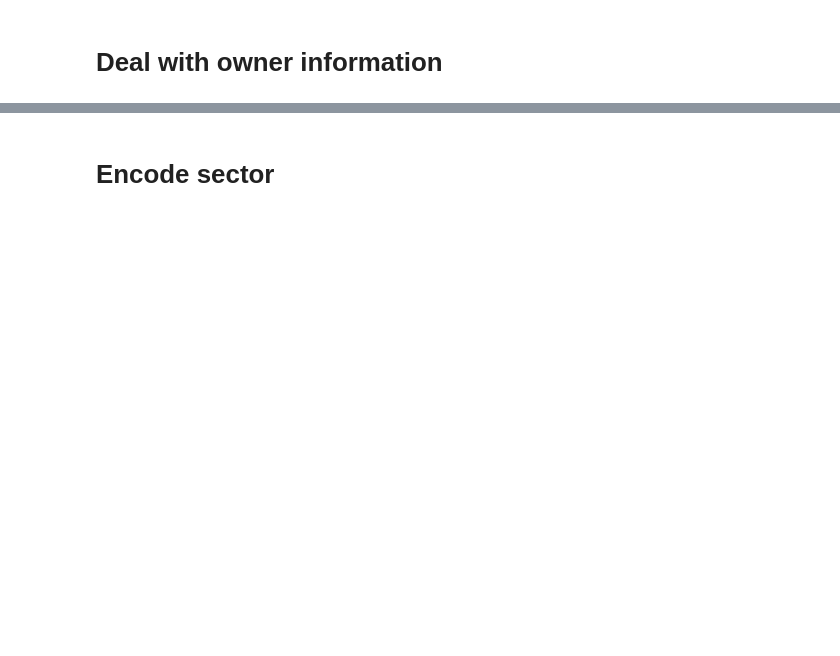
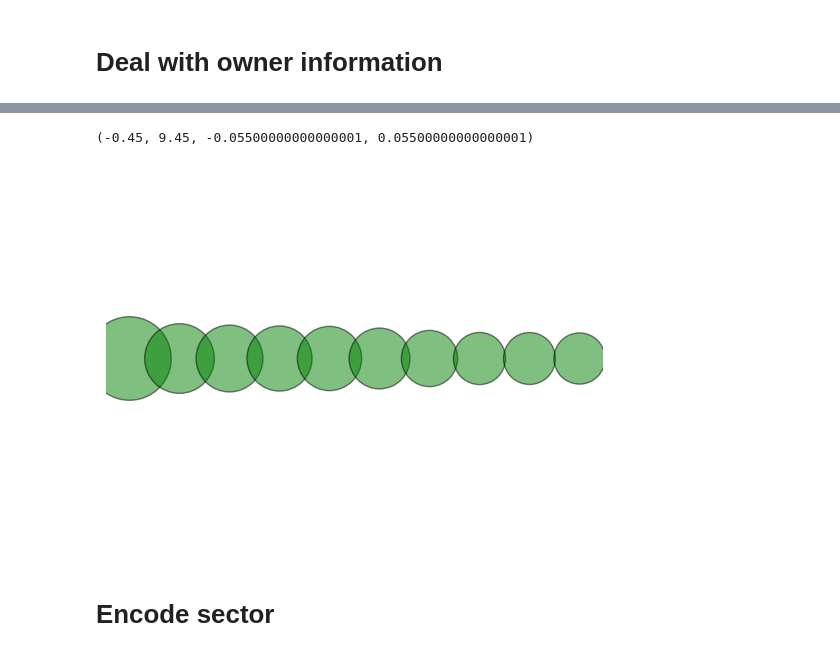
Before and after one commit to wuntunsun/eudr-exposure, a Jupyter notebook: eda.ipynb, the cells around one changed output, grey strips where cells are left out. Drawn from its saved outputs; the diff is of its cells as text; code cells hidden in the pictures; blank space fills up the shorter version.

```diff
--- a/eda.ipynb
+++ b/eda.ipynb
@@ -44,15 +52,2 @@ missings
-# %%
-# drop useless variables
-df.drop(['construction_start_year', 'proposal_year', 'construction_year','discovery_year'], axis = 1).reset_index()
-
-# drop observations which have missing latitude, longitude, owner or start year
-crucial_vars = [['latitude', 'longitude'], ['owner'], ['start_year']]
-print(f"N at the start: {len(df)}")
-
-for var in crucial_vars:
-    df = df.dropna(subset=var)
-    print(f"N after dropping {var}: {len(df)}")
-
-df.reset_index()
 # %% [markdown]
 # Deal with owner information
@@ -68,0 +79,4 @@ df_owner
+# %%
+# turn everything into uppercase
+df['owner_name'] = df.owner_name.str.upper()
+df.head()
@@ -69,2 +90,28 @@ df_owner
+# %%
+df_owner = df.groupby('owner_name').uid.count().sort_values(ascending=False).head(10).reset_index()
+companies = list(df_owner.owner_name)
+assets = list(df_owner.uid)
+
+for i, (company, asset) in enumerate(zip(companies, assets)):
+    plt.scatter(i, 0, s=asset*10, alpha=0.5, label=f'{company}\nAssets: {asset}', facecolor='green', edgecolor='black')
+
+# Adding text labels for each company and asset count
+# plt.annotate('\n'.join(companies), xy=(range(len(companies)), [0]*len(companies)), ha='center', va='center', family='monospace')
+# plt.annotate('\n'.join([str(a) for a in assets]), xy=(range(len(companies)), [0]*len(companies)), ha='center', va='center', family='monospace')
+
+# Remove axes
+plt.axis('off')
+
+# # Show plot
+# plt.legend(loc='upper left', bbox_to_anchor=(1, 1))
+# plt.title('Assets by Company', family='monospace')
+# plt.tight_layout()
+# plt.show()
+
+# # df_owner[0]
+# df_owner
+# %% [output]
+(-0.45, 9.45, -0.05500000000000001, 0.05500000000000001)
+[figure, added]
 # %% [markdown]
 # Encode sector
```
Also changed, not shown: parts of 19 cells of this notebook, 6 other files.
